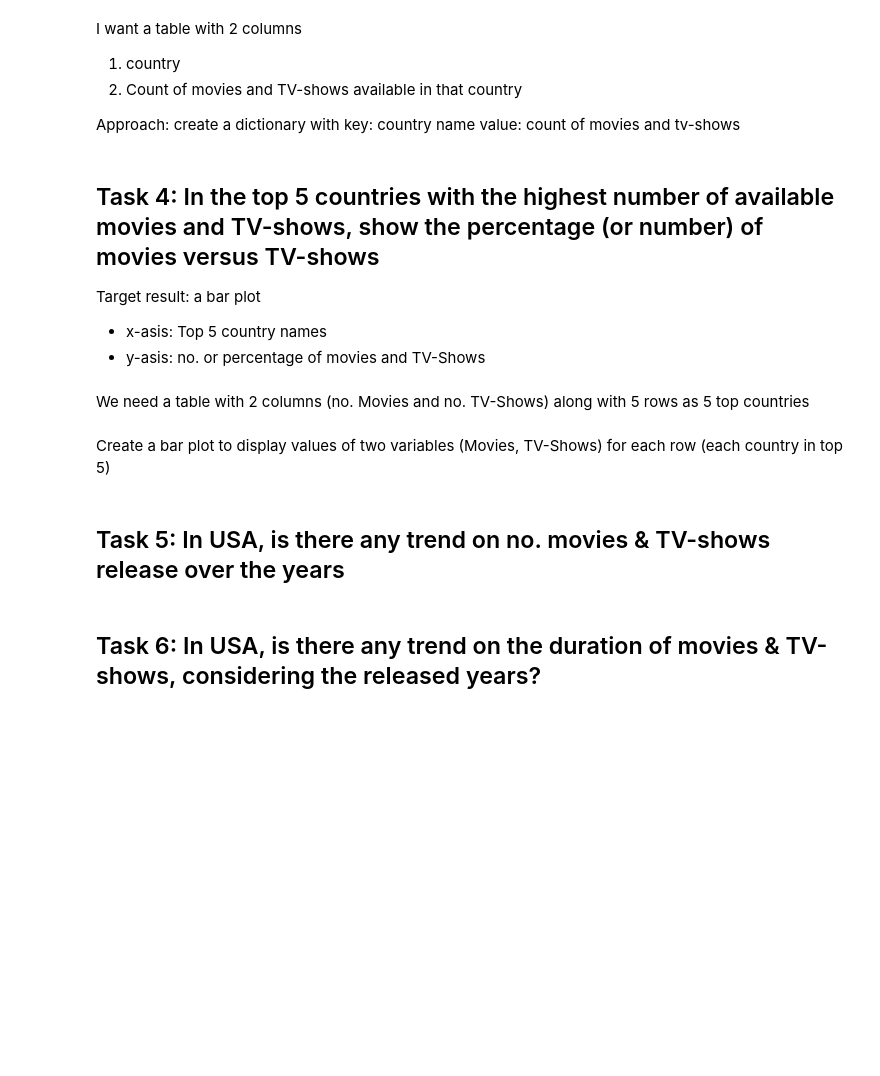
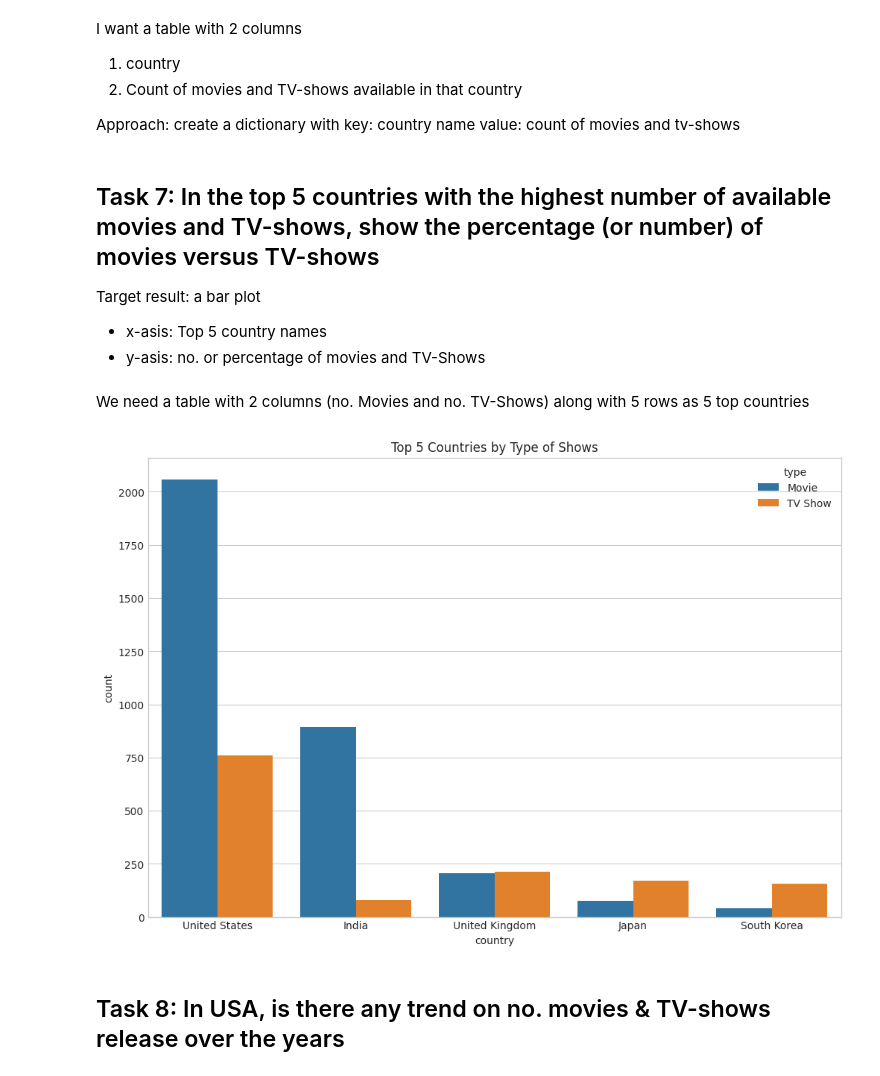
Before and after one commit to npa02/netflix-analysis, a Jupyter notebook: notebooks/test.ipynb, the cells around one changed output. Cells and saved outputs as stored; diff of their text form; code cells hidden in the pictures; blank space fills up the shorter version.

```diff
--- a/notebooks/test.ipynb
+++ b/notebooks/test.ipynb
@@ -154,17 +198,21 @@ plt.savefig('../results/barplot_country_no_movies.png')
 plt.show()
 plt.close()
 # %% [markdown]
-## Task 4: In the top 5 countries with the highest number of available movies and TV-shows, show the percentage (or number) of movies versus TV-shows
+## Task 7: In the top 5 countries with the highest number of available movies and TV-shows, show the percentage (or number) of movies versus TV-shows
 Target result: a bar plot
 - x-asis: Top 5 country names
 - y-asis: no. or percentage of movies and TV-Shows
 # %% [markdown]
 We need a table with 2 columns (no. Movies and no. TV-Shows) along with 5 rows as 5 top countries
-# %% [markdown]
-Create a bar plot to display values of two variables (Movies, TV-Shows) for each row (each country in top 5)
+# %%
+plt.figure(figsize=(12, 8))
+sns.countplot(x='country', hue='type', data=df, order=df['country'].value_counts().index[:5])
+plt.title('Top 5 Countries by Type of Shows')
+
+plt.savefig('../results/top5_country_type.png')
+plt.show()
+plt.close()
+# %% [output]
+[figure, added]
 # %% [markdown]
-## Task 5: In USA, is there any trend on no. movies & TV-shows release over the years
+## Task 8: In USA, is there any trend on no. movies & TV-shows release over the years
-# %% [markdown]
-## Task 6: In USA, is there any trend on the duration of movies & TV-shows, considering the released years?
-# %% [markdown]
-#
```
Also changed, not shown: parts of 25 cells of this notebook, 7 other files.
